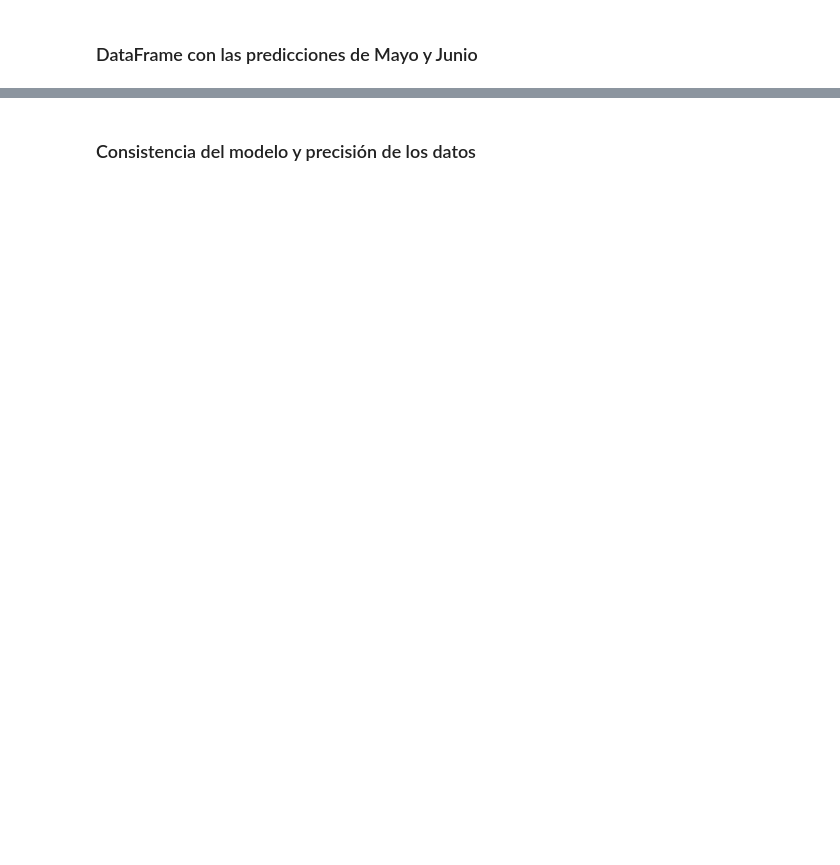
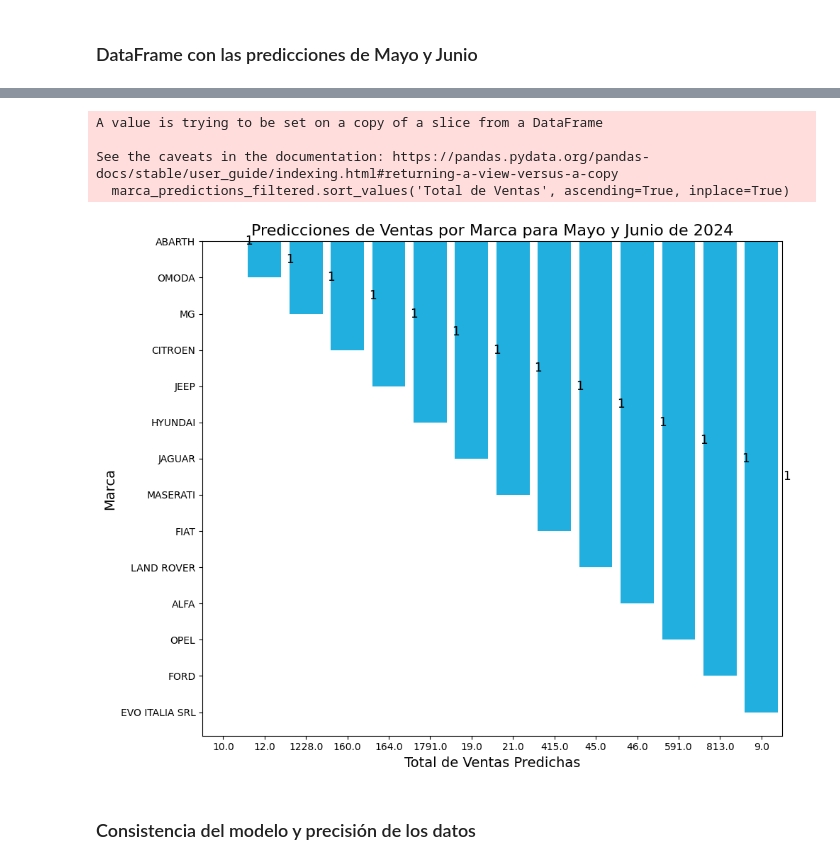
Before and after one commit to Nambu89/Vehicle-Sales-Prediction-Project-in-Spain, a Jupyter notebook: Sales.ipynb, the cells around one changed output, grey strips where cells are left out. Drawn from its saved outputs; the diff is of its cells as text; code cells hidden in the pictures; blank space fills up the shorter version.

```diff
--- a/Sales.ipynb
+++ b/Sales.ipynb
@@ -531,0 +595,5 @@ sales_predictions.head(10)
+# %%
+marcas_a_mantener = ['ABARTH', 'ALFA', 'CITROEN', 'EVO ITALIA SRL', 'FIAT', 'FITAR PROFESIONAL', 'FORD', 'HYUNDAI', 'JAGUAR', 'JEEP', 'LAND ROVER', 'MASERATI', 'MG', 'OMODA', 'OPEL']
+# %%
+# Filtrar el DataFrame para incluir solo las marcas listadas
+marca_predictions_filtered = marca_predictions[marca_predictions['Marca'].isin(marcas_a_mantener)]
@@ -532,3 +627,31 @@ sales_predictions.head(10)
+# %%
+marca_predictions_filtered.sort_values('Total de Ventas', ascending=True, inplace=True)
+
+# Crear el gráfico de barras horizontales para las predicciones por marca
+plt.figure(figsize=(10, 8))  # Ajustar el tamaño para adaptarlo al número de marcas
+barplot = sns.barplot(data=marca_predictions_filtered, x='Total de Ventas', y='Marca', color='deepskyblue')
+plt.title('Predicciones de Ventas por Marca para Mayo y Junio de 2024', fontsize=16)
+plt.xlabel('Total de Ventas Predichas', fontsize=14)
+plt.ylabel('Marca', fontsize=14)
+plt.xticks(fontsize=10)
+plt.yticks(fontsize=10)
+
+for p in barplot.patches:
+    width = p.get_width()  # Ancho de la barra, que es el valor de las ventas
+    plt.annotate(f'{width:.0f}',  # Mostrar sin decimales en la anotación
+                 (p.get_x() + width, p.get_y() + p.get_height() / 2),  # Posición para la anotación al final de cada barra
+                 ha='left', va='center',  # Alineación de la anotación
+                 xytext=(5, 0), textcoords='offset points',  # Desplazar la anotación ligeramente hacia la derecha
+                 fontsize=12)
+
+plt.tight_layout()
+plt.show()
+# %% [output]
+A value is trying to be set on a copy of a slice from a DataFrame
+
+See the caveats in the documentation: https://pandas.pydata.org/pandas-docs/stable/user_guide/indexing.html#returning-a-view-versus-a-copy
+  marca_predictions_filtered.sort_values('Total de Ventas', ascending=True, inplace=True)
+[figure, added]
 # %% [markdown]
 ### Consistencia del modelo y precisión de los datos
 # %%
```
Also changed, not shown: parts of 17 cells of this notebook.
